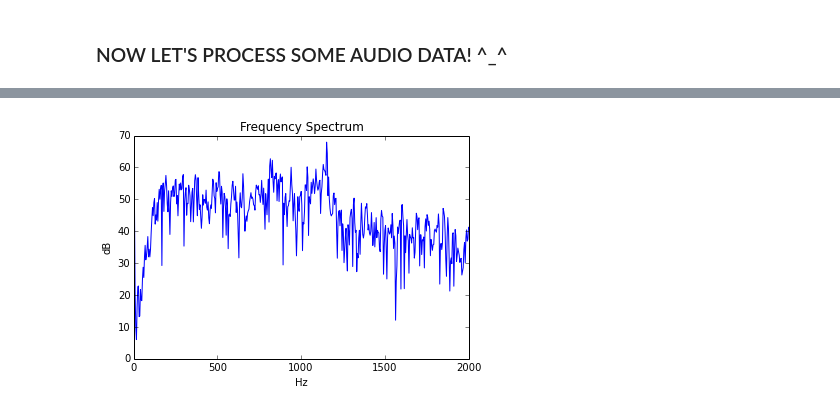
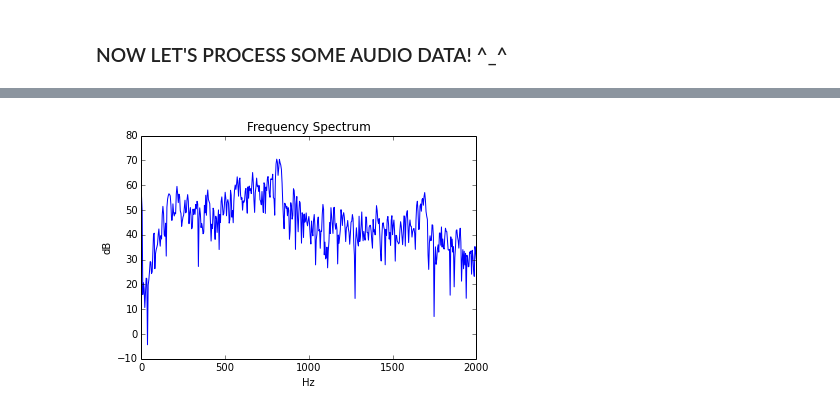
Before and after one commit to flygeneticist/scipy-wavelet-test, a Jupyter notebook: AudioProcessing.ipynb, the cells around one changed output, grey strips where cells are left out. Drawn from its saved outputs; the diff is of its cells as text; code cells hidden in the pictures.

```diff
--- a/AudioProcessing.ipynb
+++ b/AudioProcessing.ipynb
@@ -59,7 +59,7 @@ def processAudio(snd):
     ''' Function will process an audio sample in 0.25s intervals to output frequency spectrum data. '''
     rate = snd[0]
     step = 1000 # bins in array to sample (~0.25s)
-    max_bin = snd.shape[1]-1000
+    max_bin = snd[1].shape[0]-1000
     start_bin = 0
     freqSpect = []
     # step over the numpy array and process the audio
@@ -86,5 +102,5 @@ AttributeError: 'tuple' object has no attribute 'shape'
 # %%
 # plot the frequency spectrum graph for the first snippet
-plotFreqSpect(freqSpectData[1])
+plotFreqSpect(freqSpectData[45])
 # %% [output]
-[figure, old version]
+[figure, new version]
```
Also changed, not shown: parts of 1 cell of this notebook.
